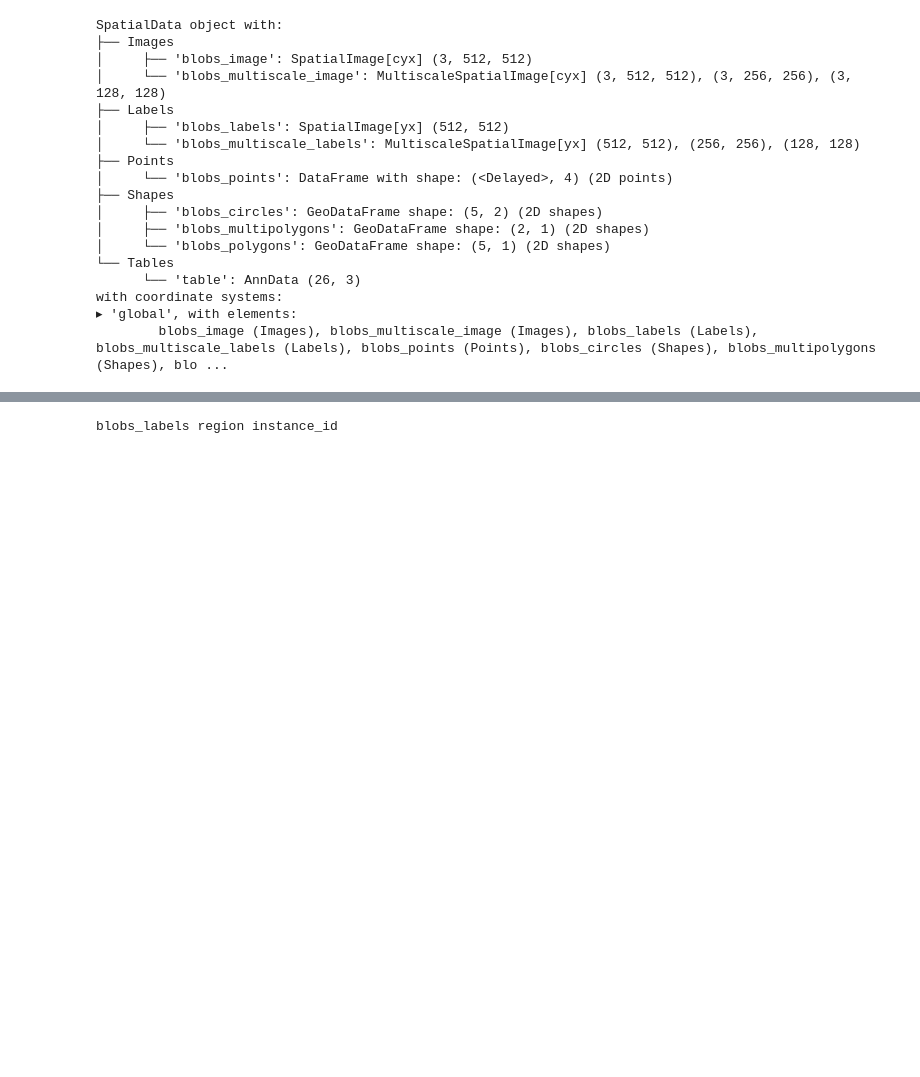
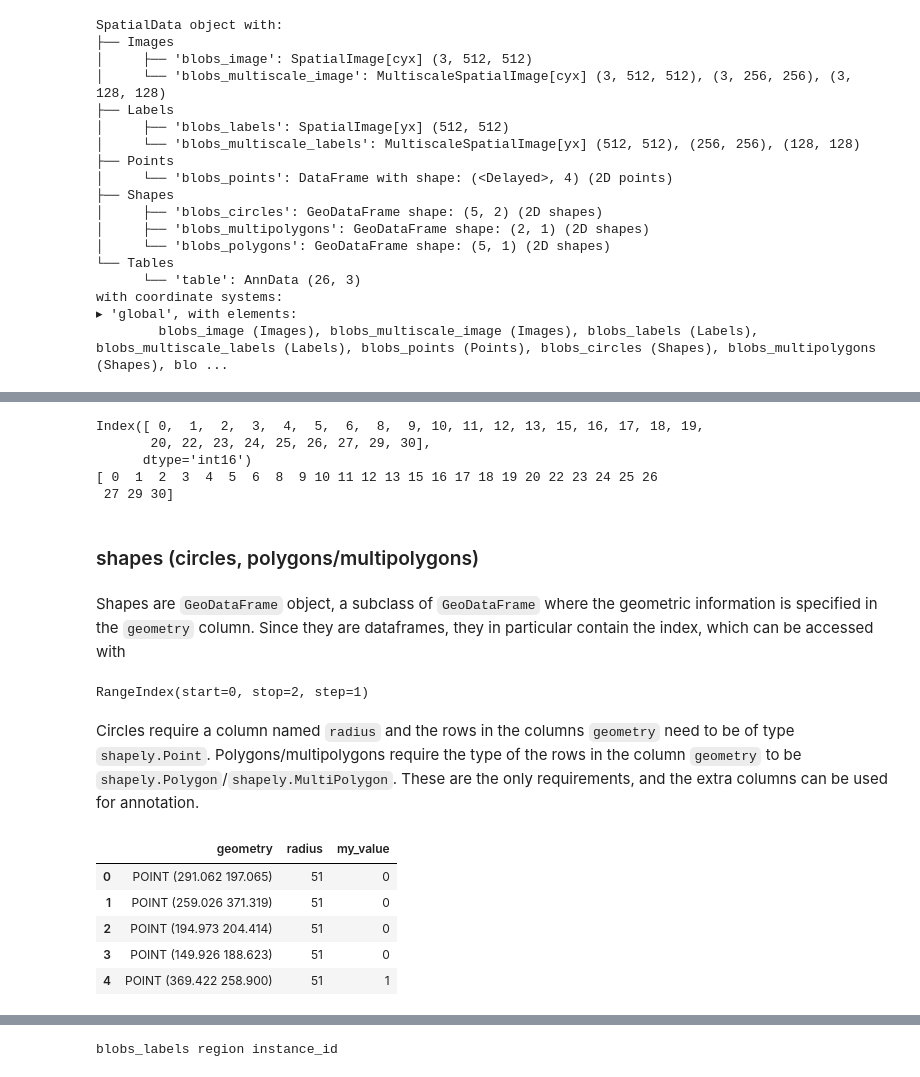
Before and after one commit to scverse/spatialdata-notebooks, a Jupyter notebook: notebooks/examples/tables.ipynb, the cells around one changed output, grey strips where cells are left out. Cells and saved outputs as stored; diff of their text form; code cells hidden in the pictures; blank space fills up the shorter version.

Commit message:
adding extra details, wip

```diff
--- a/notebooks/examples/tables.ipynb
+++ b/notebooks/examples/tables.ipynb
@@ -39,0 +63,32 @@ with coordinate systems:
+# %%
+import numpy as np
+from spatialdata._core.query.relational_query import _get_unique_label_values_as_index
+
+print(_get_unique_label_values_as_index(sdata["blobs_multiscale_labels"]))
+print(np.unique(sdata["blobs_multiscale_labels"]["scale0"]["image"].data.compute()))
+# %% [output]
+Index([ 0,  1,  2,  3,  4,  5,  6,  8,  9, 10, 11, 12, 13, 15, 16, 17, 18, 19,
+       20, 22, 23, 24, 25, 26, 27, 29, 30],
+      dtype='int16')
+[ 0  1  2  3  4  5  6  8  9 10 11 12 13 15 16 17 18 19 20 22 23 24 25 26
+ 27 29 30]
+# %% [markdown]
+### shapes (circles, polygons/multipolygons)
+# %% [markdown]
+Shapes are `GeoDataFrame` object, a subclass of `GeoDataFrame` where the geometric information is specified in the `geometry` column. Since they are dataframes, they in particular contain the index, which can be accessed with
+# %%
+sdata["blobs_multipolygons"].index
+# %% [output]
+RangeIndex(start=0, stop=2, step=1)
+# %% [markdown]
+Circles require a column named `radius` and the rows in the columns `geometry` need to be of type `shapely.Point`. Polygons/multipolygons require the type of the rows in the column `geometry` to be `shapely.Polygon`/`shapely.MultiPolygon`. These are the only requirements, and the extra columns can be used for annotation.
+# %%
+sdata["blobs_circles"]["my_value"] = [0, 0, 0, 0, 1]
+sdata["blobs_circles"]
+# %% [output]
+|  | geometry | radius | my_value |
+| 0 | POINT (291.062 197.065) | 51 | 0 |
+| 1 | POINT (259.026 371.319) | 51 | 0 |
+| 2 | POINT (194.973 204.414) | 51 | 0 |
+| 3 | POINT (149.926 188.623) | 51 | 0 |
+| 4 | POINT (369.422 258.900) | 51 | 1 |
```
Also changed, not shown: parts of 42 cells of this notebook.
